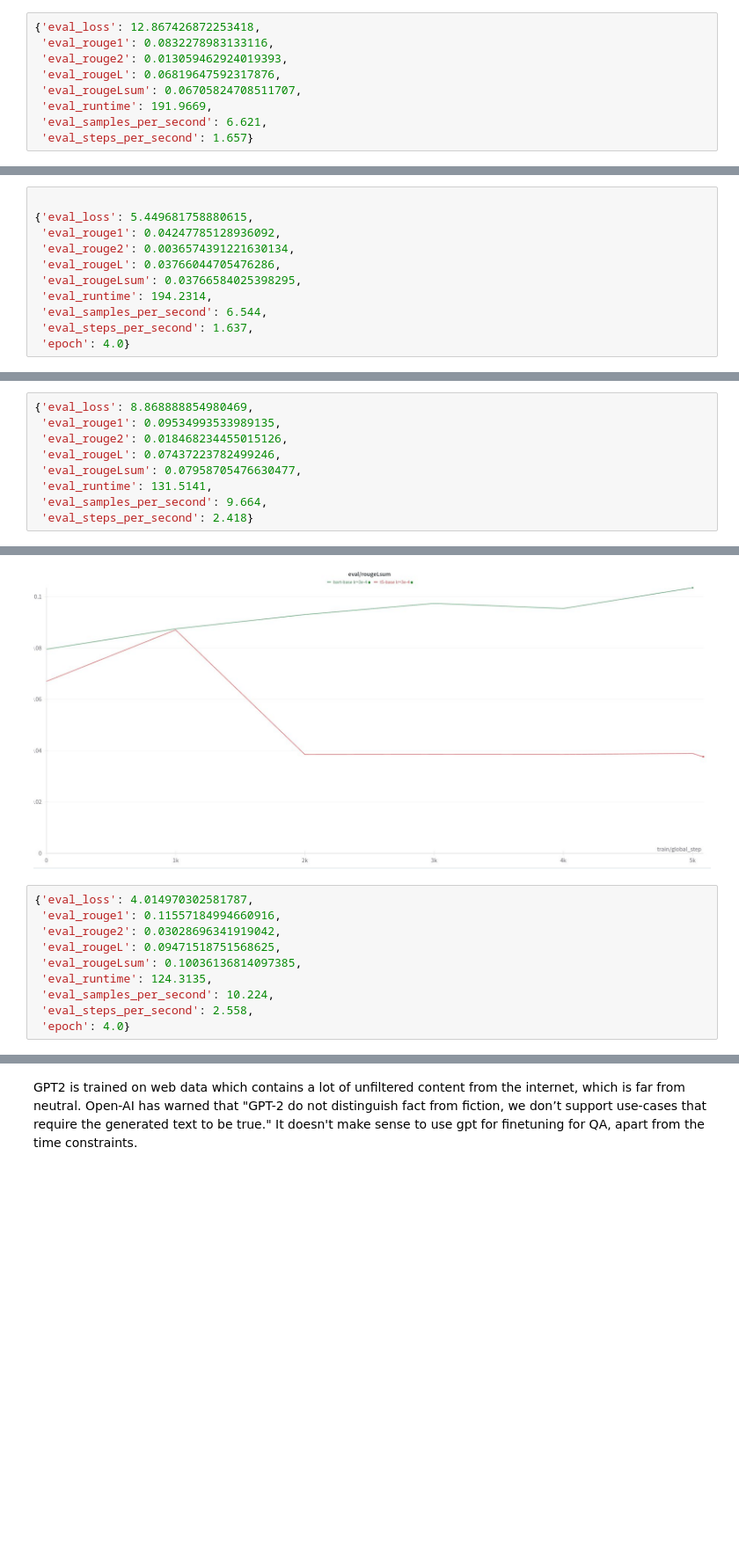
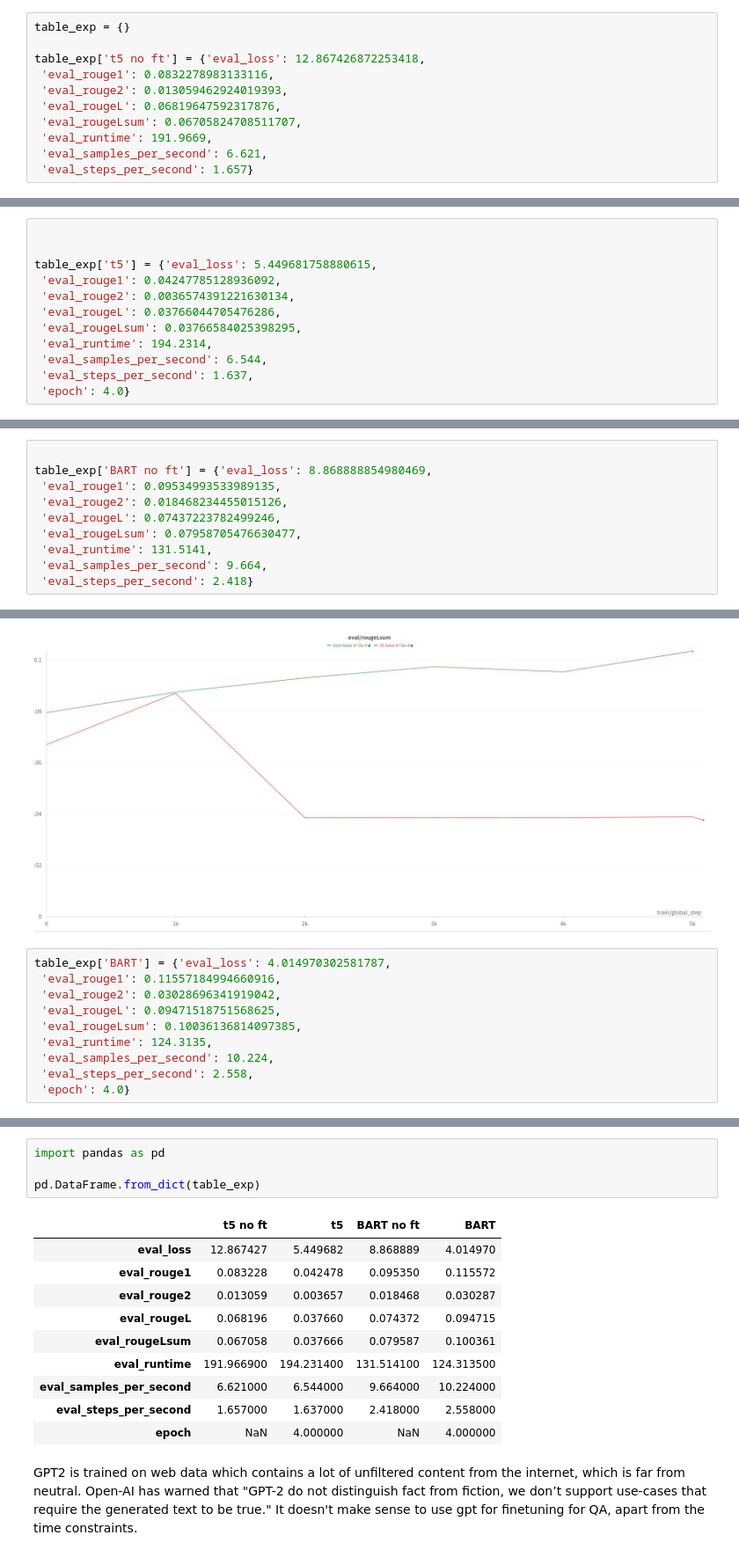
Before and after one commit to willtryagain/QuoraQA-Transformers, a Jupyter notebook: analysis/quora-qa.ipynb, the cells around one changed output, grey strips where cells are left out. Shown: that part at 88% size. Cells and saved outputs as stored; diff of their text form; blank space fills up the shorter version.

```diff
--- a/analysis/quora-qa.ipynb
+++ b/analysis/quora-qa.ipynb
@@ -567,7 +582,9 @@ Continued the executtion of this cell in this [kaggle notebook](https://www.kagg
 ### Direct evaluation results
 Tested the model on test set directly without fine-tuning to evaluate how much the pre-training was useful.
 # %%
-{'eval_loss': 12.867426872253418,
+table_exp = {}
+
+table_exp['t5 no ft'] = {'eval_loss': 12.867426872253418,
  'eval_rouge1': 0.0832278983133116,
  'eval_rouge2': 0.013059462924019393,
  'eval_rougeL': 0.06819647592317876,
@@ -594,7 +602,8 @@ We see the performance has degraded. It is because of the small dataset and high
 ![table](embedded-picture-1)
 # %%
 
-{'eval_loss': 5.449681758880615,
+
+table_exp['t5'] = {'eval_loss': 5.449681758880615,
  'eval_rouge1': 0.04247785128936092,
  'eval_rouge2': 0.0036574391221630134,
  'eval_rougeL': 0.03766044705476286,
@@ -621,7 +620,8 @@ We have continued the run on this [colab file](https://colab.research.google.com
 ### Direct evaluation results
 Tested the model on test set directly without fine-tuning to evaluate how much the pre-training was useful.
 # %%
-{'eval_loss': 8.868888854980469,
+
+table_exp['BART no ft'] = {'eval_loss': 8.868888854980469,
  'eval_rouge1': 0.09534993533989135,
  'eval_rouge2': 0.018468234455015126,
  'eval_rougeL': 0.07437223782499246,
@@ -641,7 +641,7 @@ We see the performance has improved for bart. It doesn't even overfit for the sa
 # %% [markdown]
 ![res](embedded-picture-1)
 # %%
-{'eval_loss': 4.014970302581787,
+table_exp['BART'] = {'eval_loss': 4.014970302581787,
  'eval_rouge1': 0.11557184994660916,
  'eval_rouge2': 0.03028696341919042,
  'eval_rougeL': 0.09471518751568625,
@@ -663,3 +655,18 @@ We see the performance has improved for bart. It doesn't even overfit for the sa
+# %%
+import pandas as pd
+
+pd.DataFrame.from_dict(table_exp)
+# %% [output]
+|  | t5 no ft | t5 | BART no ft | BART |
+| eval_loss | 12.867427 | 5.449682 | 8.868889 | 4.014970 |
+| eval_rouge1 | 0.083228 | 0.042478 | 0.095350 | 0.115572 |
+| eval_rouge2 | 0.013059 | 0.003657 | 0.018468 | 0.030287 |
+| eval_rougeL | 0.068196 | 0.037660 | 0.074372 | 0.094715 |
+| eval_rougeLsum | 0.067058 | 0.037666 | 0.079587 | 0.100361 |
+| eval_runtime | 191.966900 | 194.231400 | 131.514100 | 124.313500 |
+| eval_samples_per_second | 6.621000 | 6.544000 | 9.664000 | 10.224000 |
+| eval_steps_per_second | 1.657000 | 1.637000 | 2.418000 | 2.558000 |
+| epoch | NaN | 4.000000 | NaN | 4.000000 |
 # %% [markdown]
 GPT2 is trained on web data which contains a lot of unfiltered content from the internet, which is far from neutral. Open-AI has warned that "GPT-2 do not distinguish fact from fiction, we don’t support use-cases that require the generated text to be true." It doesn't make sense to use gpt for finetuning for QA, apart from the time constraints.
 # %% [markdown]
```
Also changed, not shown: parts of 23 cells of this notebook, 10 other files.
